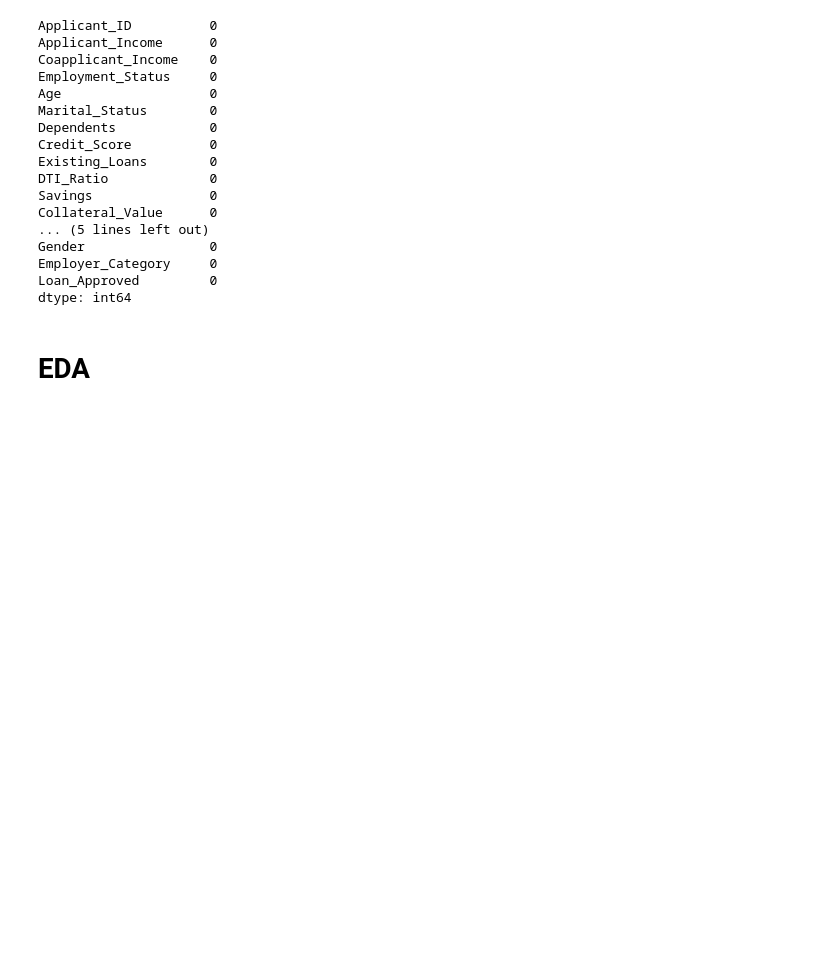
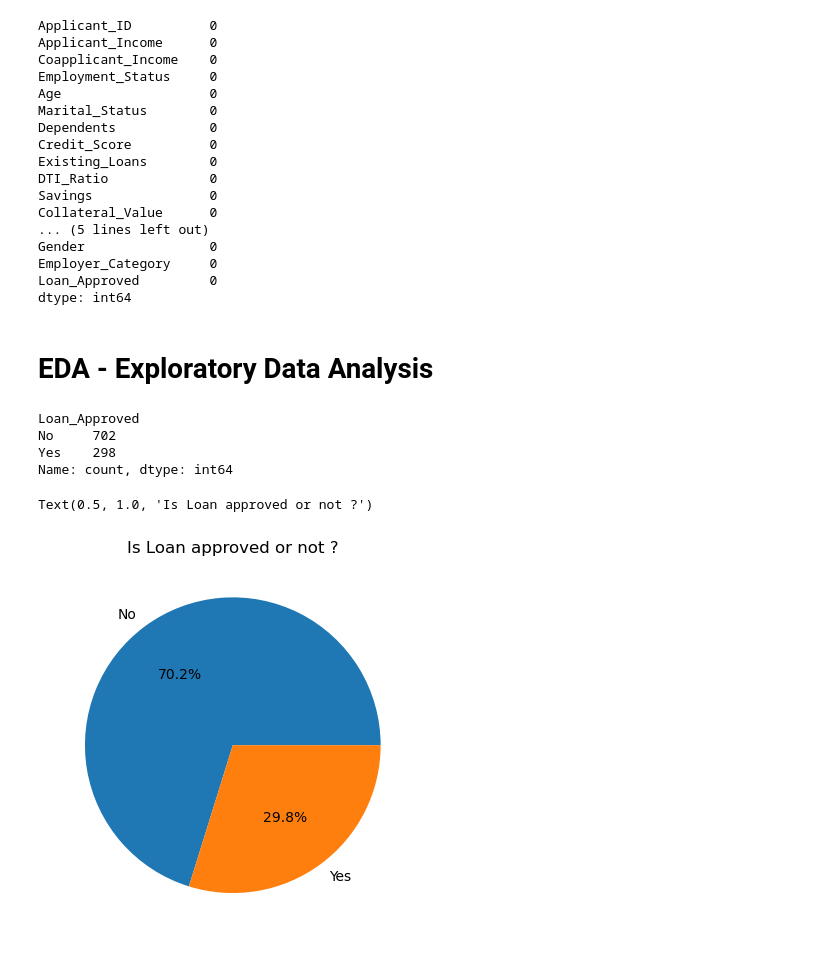
Before and after one commit to Devsbygayatri/AI-ML-Learning-Journey, a Jupyter notebook: Supervised ML/credit_loan_project.ipynb, the cells around one changed output. Cells and saved outputs as stored; diff of their text form; code cells hidden in the pictures; blank space fills up the shorter version.

```diff
--- a/Supervised ML/credit_loan_project.ipynb
+++ b/Supervised ML/credit_loan_project.ipynb
@@ -166,4 +166,21 @@ Employer_Category     0
 Loan_Approved         0
 dtype: int64
 # %% [markdown]
-# EDA
+# EDA - Exploratory Data Analysis
+# %%
+#how balanced our classes are ?
+
+df["Loan_Approved"].value_counts() # gives counts for both 'yes' and 'no'
+# %% [output]
+Loan_Approved
+No     702
+Yes    298
+Name: count, dtype: int64
+# %%
+classes_count = df["Loan_Approved"].value_counts() # shows this in form of pie chart
+plt.pie(classes_count, labels = ["No","Yes"], autopct = "%1.1f%%" )
+plt.title("Is Loan approved or not ?")
+# shows classes are not balanced which is normal in real life data related to loan
+# %% [output]
+Text(0.5, 1.0, 'Is Loan approved or not ?')
+[figure, added]
```
Also changed, not shown: parts of 8 cells of this notebook.
